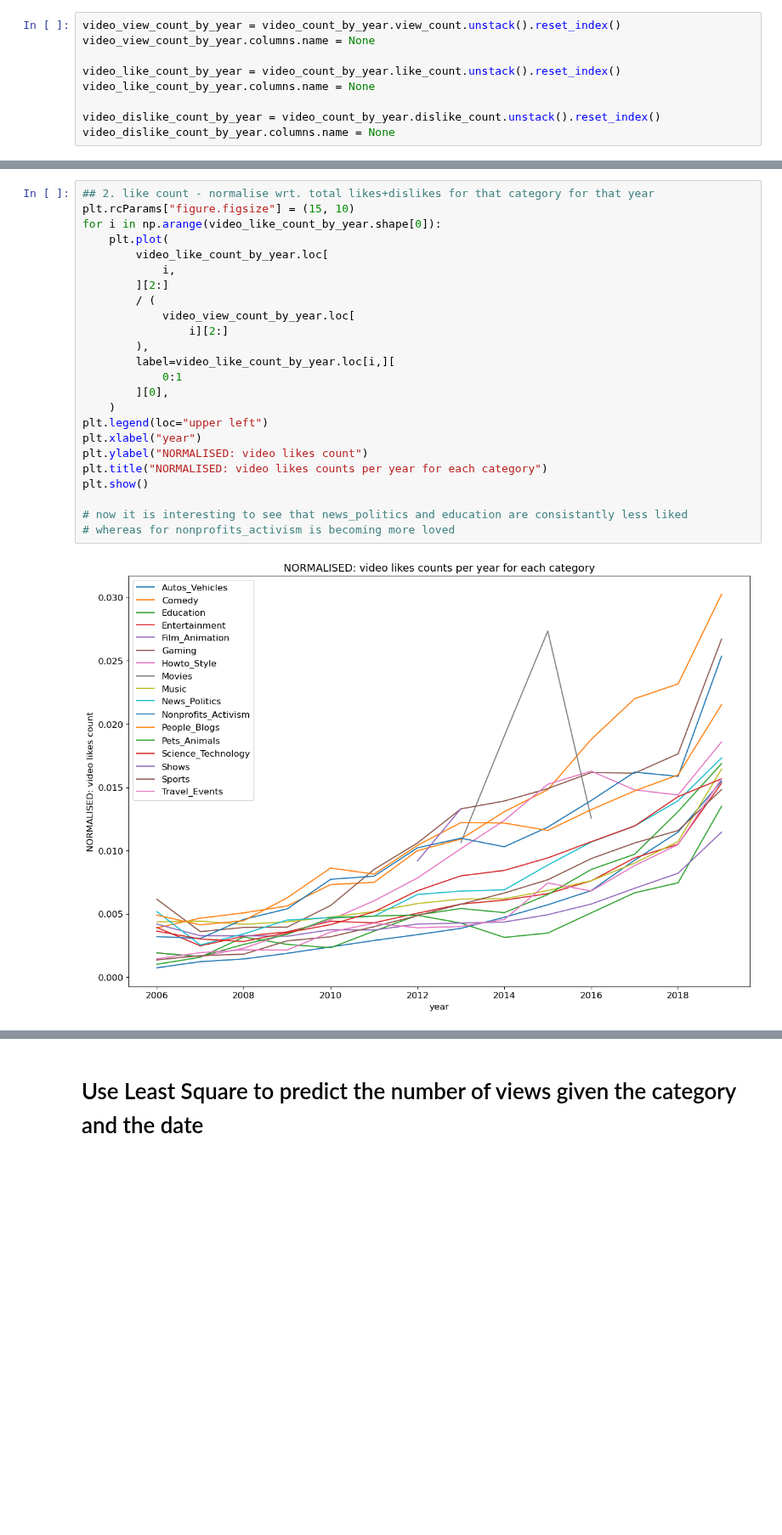
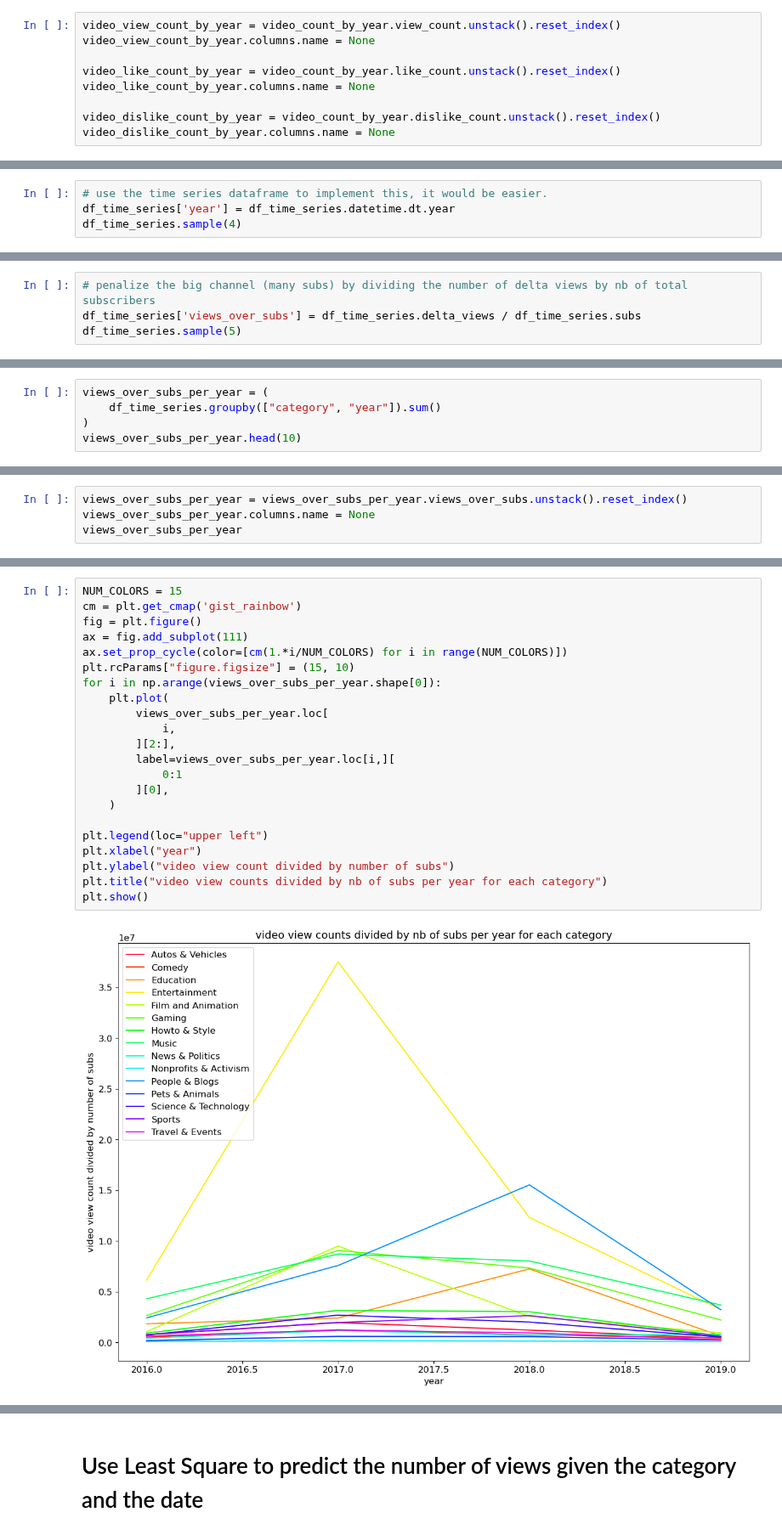
Before and after one commit to epfl-ada/ada-2022-project-adaptation, a Jupyter notebook: impl.ipynb, the cells around one changed output, grey strips where cells are left out. Shown at 85% size. Cells and saved outputs as stored; diff of their text form; blank space fills up the shorter version.

Commit message:
first attempt views over subs

```diff
--- a/impl.ipynb
+++ b/impl.ipynb
@@ -527,0 +423,4 @@ plt.show()
+# %%
+# use the time series dataframe to implement this, it would be easier.
+df_time_series['year'] = df_time_series.datetime.dt.year
+df_time_series.sample(4)
@@ -527,0 +433,4 @@ plt.show()
+# %%
+# penalize the big channel (many subs) by dividing the number of delta views by nb of total subscribers
+df_time_series['views_over_subs'] = df_time_series.delta_views / df_time_series.subs
+df_time_series.sample(5)
@@ -527,0 +463,5 @@ plt.show()
+# %%
+views_over_subs_per_year = (
+    df_time_series.groupby(["category", "year"]).sum()
+)
+views_over_subs_per_year.head(10)
@@ -527,0 +481,4 @@ plt.show()
+# %%
+views_over_subs_per_year = views_over_subs_per_year.views_over_subs.unstack().reset_index()
+views_over_subs_per_year.columns.name = None
+views_over_subs_per_year
@@ -528,26 +502,24 @@ plt.show()
 # %%
-## 2. like count - normalise wrt. total likes+dislikes for that category for that year
+NUM_COLORS = 15
+cm = plt.get_cmap('gist_rainbow')
+fig = plt.figure()
+ax = fig.add_subplot(111)
+ax.set_prop_cycle(color=[cm(1.*i/NUM_COLORS) for i in range(NUM_COLORS)])
 plt.rcParams["figure.figsize"] = (15, 10)
-for i in np.arange(video_like_count_by_year.shape[0]):
+for i in np.arange(views_over_subs_per_year.shape[0]):
     plt.plot(
-        video_like_count_by_year.loc[
+        views_over_subs_per_year.loc[
             i,
-        ][2:]
-        / (
-            video_view_count_by_year.loc[
-                i][2:]
-        ),
-        label=video_like_count_by_year.loc[i,][
+        ][2:],
+        label=views_over_subs_per_year.loc[i,][
             0:1
         ][0],
     )
+
 plt.legend(loc="upper left")
 plt.xlabel("year")
-plt.ylabel("NORMALISED: video likes count")
-plt.title("NORMALISED: video likes counts per year for each category")
+plt.ylabel("video view count divided by number of subs")
+plt.title("video view counts divided by nb of subs per year for each category")
 plt.show()
-
-# now it is interesting to see that news_politics and education are consistantly less liked
-# whereas for nonprofits_activism is becoming more loved
 # %% [output]
-[figure, old version]
+[figure, new version]
```
Also changed, not shown: parts of 40 cells of this notebook.
